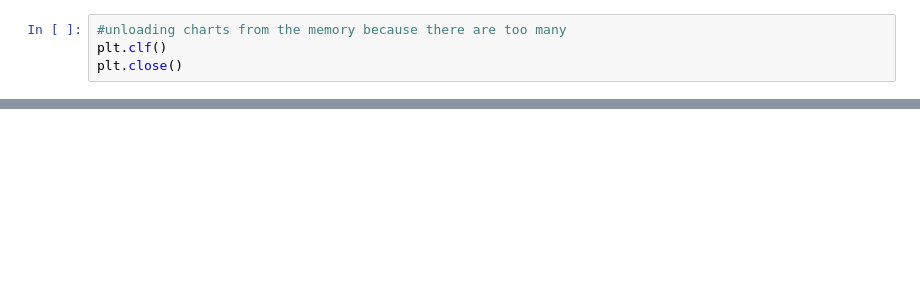
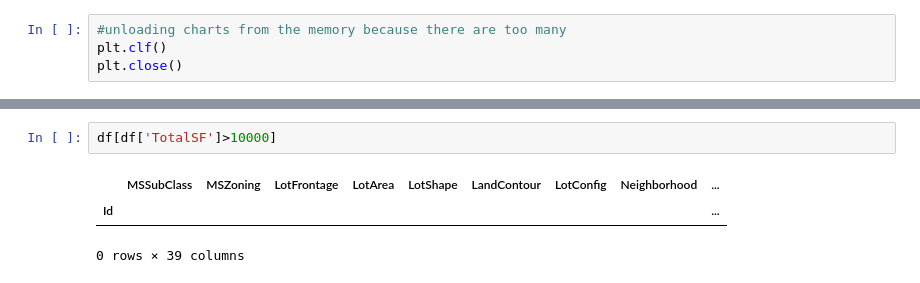
Before and after one commit to HHook/keras-house-prices, a Jupyter notebook: Keras regression house prices project.ipynb, the cells around one changed output, grey strips where cells are left out. Drawn from its saved outputs; the diff is of its cells as text; blank space fills up the shorter version.

```diff
--- a/Keras regression house prices project.ipynb
+++ b/Keras regression house prices project.ipynb
@@ -455,0 +402,6 @@ df.drop(['BsmtFinSF2', 'OverallCond'], axis=1, inplace=True)
+# %%
+df[df['TotalSF']>10000]
+# %% [output]
+|  | MSSubClass | MSZoning | LotFrontage | LotArea | LotShape | LandContour | LotConfig | Neighborhood | ... |
+| Id |  |  |  |  |  |  |  |  | ... |
+0 rows × 39 columns
```
Also changed, not shown: parts of 35 cells of this notebook.
